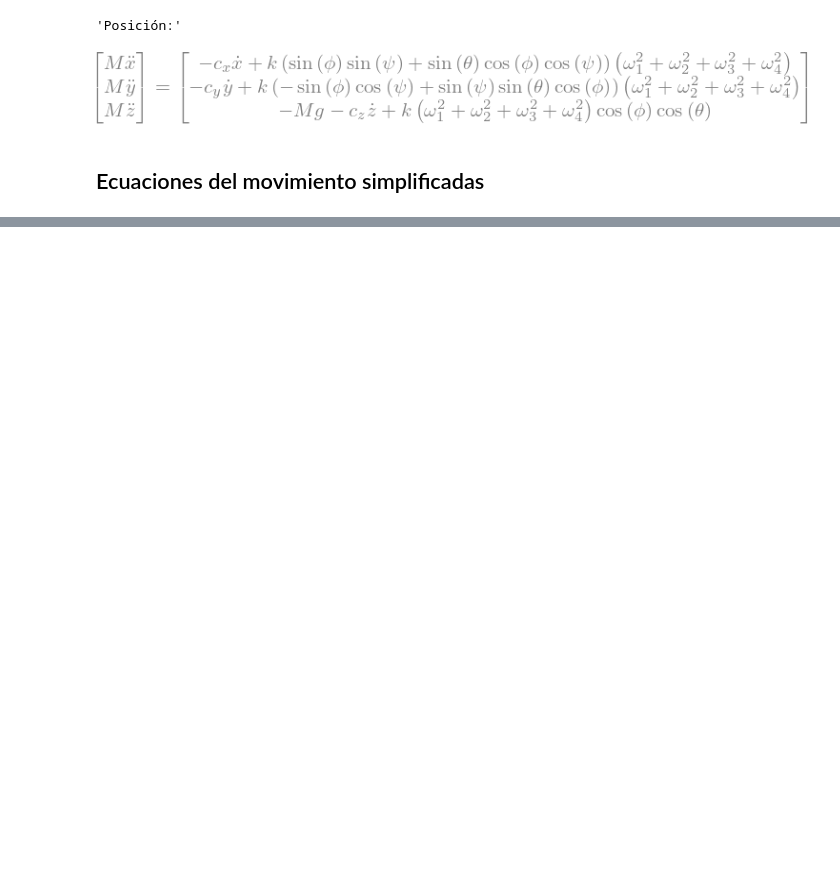
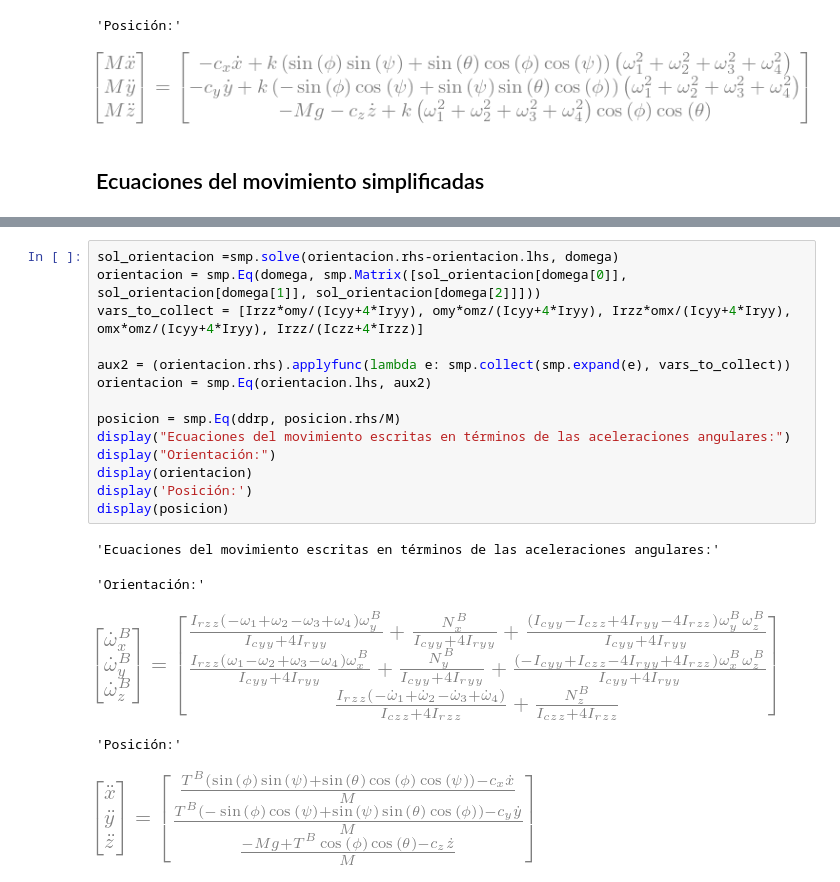
Before and after one commit to physicsIS/quadcopter, a Jupyter notebook: math_model.ipynb, the cells around one changed output, grey strips where cells are left out. Drawn from its saved outputs; the diff is of its cells as text; blank space fills up the shorter version.

```diff
--- a/math_model.ipynb
+++ b/math_model.ipynb
@@ -248,0 +300,20 @@ display(posicion)
+# %%
+sol_orientacion =smp.solve(orientacion.rhs-orientacion.lhs, domega)
+orientacion = smp.Eq(domega, smp.Matrix([sol_orientacion[domega[0]], sol_orientacion[domega[1]], sol_orientacion[domega[2]]]))
+vars_to_collect = [Irzz*omy/(Icyy+4*Iryy), omy*omz/(Icyy+4*Iryy), Irzz*omx/(Icyy+4*Iryy), omx*omz/(Icyy+4*Iryy), Irzz/(Iczz+4*Irzz)]
+
+aux2 = (orientacion.rhs).applyfunc(lambda e: smp.collect(smp.expand(e), vars_to_collect))
+orientacion = smp.Eq(orientacion.lhs, aux2)
+
+posicion = smp.Eq(ddrp, posicion.rhs/M)
+display("Ecuaciones del movimiento escritas en términos de las aceleraciones angulares:")
+display("Orientación:")
+display(orientacion)
+display('Posición:')
+display(posicion)
+# %% [output]
+'Ecuaciones del movimiento escritas en términos de las aceleraciones angulares:'
+'Orientación:'
+[figure, added]
+'Posición:'
+[figure, added]
```
Also changed, not shown: parts of 37 cells of this notebook, 6 other files.
